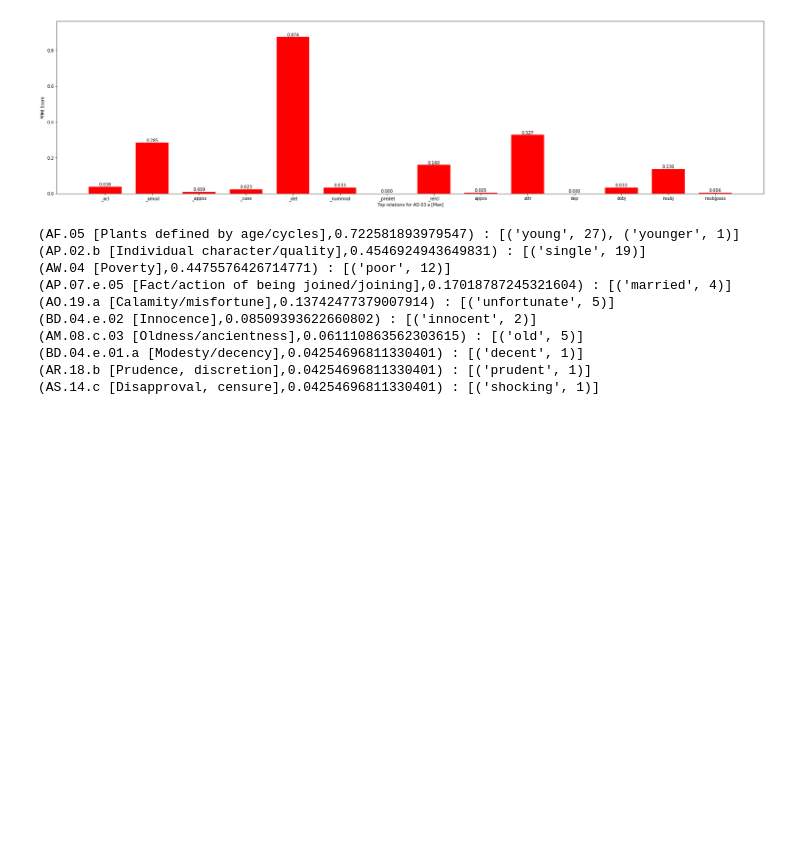
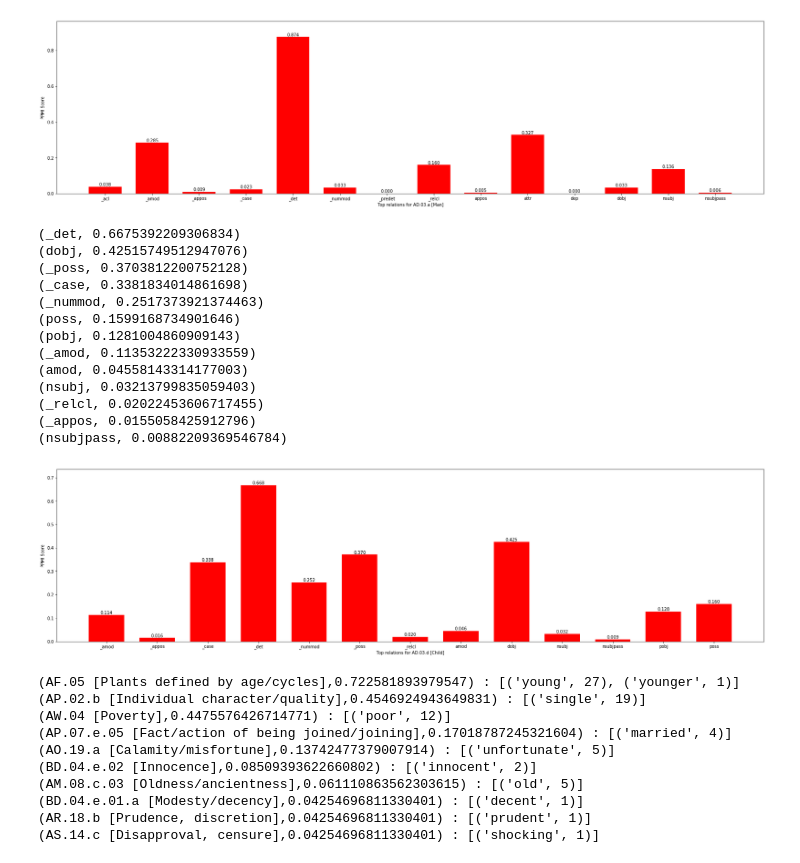
Before and after one commit to julieweeds/samdist, a Jupyter notebook: SamuelsViewer.ipynb, the cells around one changed output. Saved outputs shown, nothing was run; the diff lists cells and outputs as text; code cells hidden in the pictures; blank space fills up the shorter version.

```diff
--- a/SamuelsViewer.ipynb
+++ b/SamuelsViewer.ipynb
@@ -107,6 +125,23 @@ mr=fnonl.get_top_relations('AD.03.a',displaygraph=True,cutoff=15)
 (_predet, 0.0001068111695341552)
 (dep, 4.266928737954464e-05)
 [figure]
+# %%
+cr=fnonl.get_top_relations('AD.03.d',displaygraph=True,cutoff=15)
+# %% [output]
+(_det, 0.6675392209306834)
+(dobj, 0.42515749512947076)
+(_poss, 0.3703812200752128)
+(_case, 0.3381834014861698)
+(_nummod, 0.2517373921374463)
+(poss, 0.1599168734901646)
+(pobj, 0.1281004860909143)
+(_amod, 0.11353222330933559)
+(amod, 0.04558143314177003)
+(nsubj, 0.03213799835059403)
+(_relcl, 0.02022453606717455)
+(_appos, 0.0155058425912796)
+(nsubjpass, 0.00882209369546784)
+[figure, added]
 # %%
 w=fnonl.get_top_features('AD.03.b',rel='_amod',displaygraph=True)
 # %% [output]
```
Also changed, not shown: parts of 36 cells of this notebook, 1 other file.
